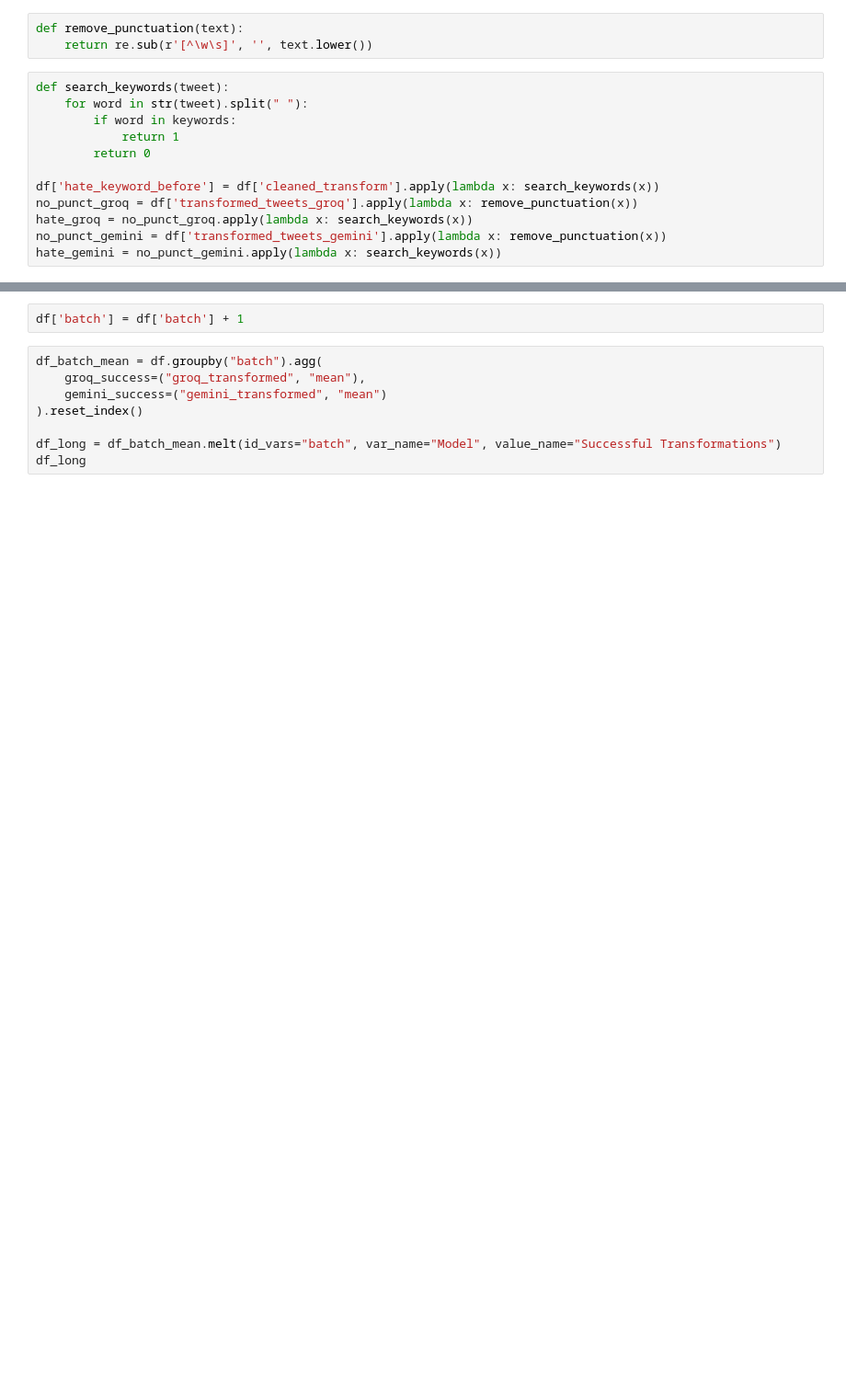
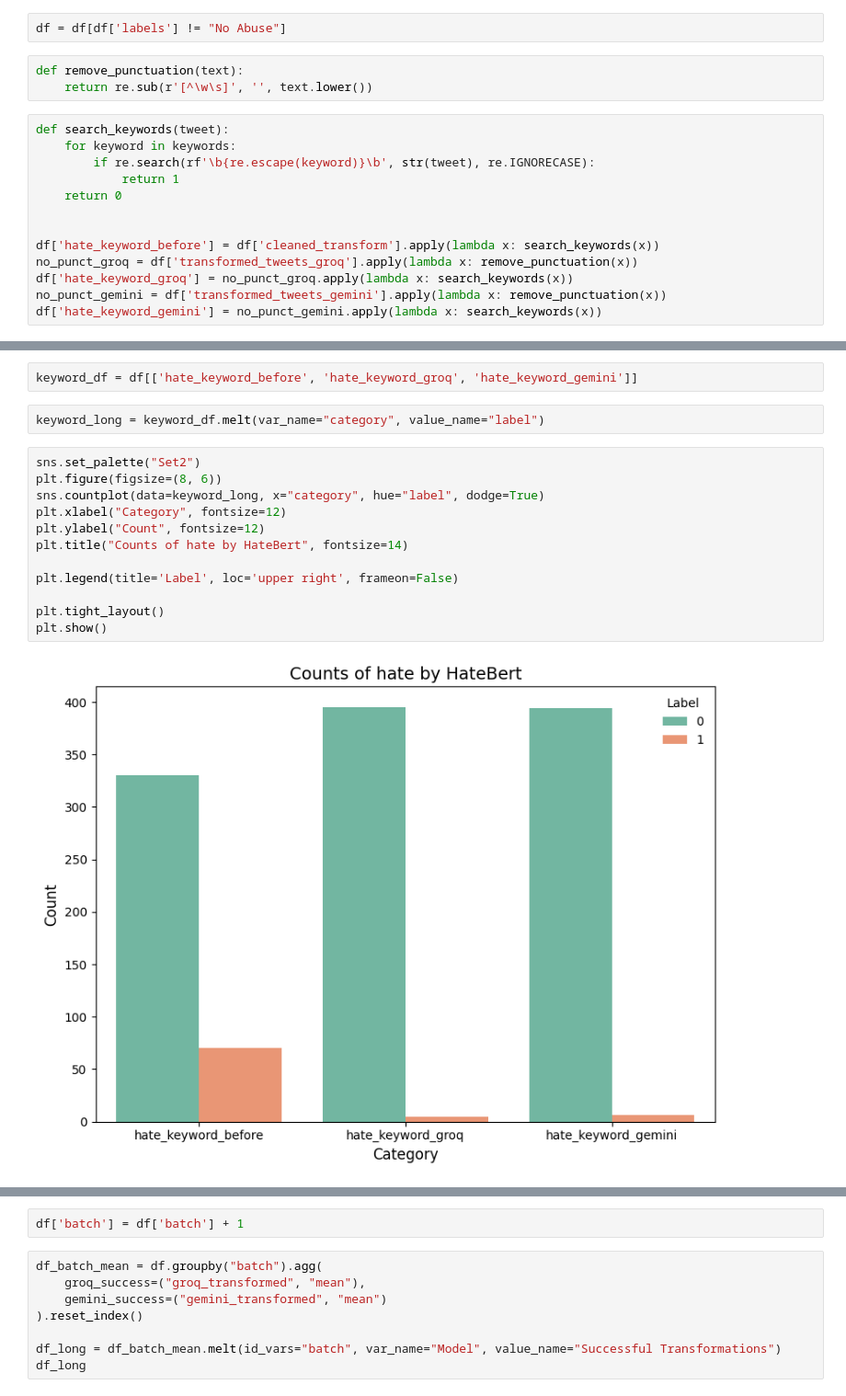
Before and after one commit to pinglainstitute/LLM-reviewtransformation, a Jupyter notebook: Notebooks/Twitter/twitter_transform.ipynb, the cells around one changed output, grey strips where cells are left out. Shown at 92% size. Drawn from its saved outputs; the diff is of its cells as text; blank space fills up the shorter version.

Commit message:
made graphs

```diff
--- a/Notebooks/Twitter/twitter_transform.ipynb
+++ b/Notebooks/Twitter/twitter_transform.ipynb
@@ -478,17 +462,20 @@ df
+# %%
+df = df[df['labels'] != "No Abuse"]
 # %%
 def remove_punctuation(text):
     return re.sub(r'[^\w\s]', '', text.lower())
 # %%
 def search_keywords(tweet):
-    for word in str(tweet).split(" "):
-        if word in keywords:
+    for keyword in keywords:
+        if re.search(rf'\b{re.escape(keyword)}\b', str(tweet), re.IGNORECASE):
             return 1
-        return 0
+    return 0
+
 
 df['hate_keyword_before'] = df['cleaned_transform'].apply(lambda x: search_keywords(x))
 no_punct_groq = df['transformed_tweets_groq'].apply(lambda x: remove_punctuation(x))
-hate_groq = no_punct_groq.apply(lambda x: search_keywords(x))
+df['hate_keyword_groq'] = no_punct_groq.apply(lambda x: search_keywords(x))
 no_punct_gemini = df['transformed_tweets_gemini'].apply(lambda x: remove_punctuation(x))
-hate_gemini = no_punct_gemini.apply(lambda x: search_keywords(x))
+df['hate_keyword_gemini'] = no_punct_gemini.apply(lambda x: search_keywords(x))
 # %%
 df['hate_keyword_before'].value_counts()
@@ -507,0 +501,18 @@ Name: count, dtype: int64
+# %%
+keyword_df = df[['hate_keyword_before', 'hate_keyword_groq', 'hate_keyword_gemini']]
+# %%
+keyword_long = keyword_df.melt(var_name="category", value_name="label")
+# %%
+sns.set_palette("Set2")
+plt.figure(figsize=(8, 6))
+sns.countplot(data=keyword_long, x="category", hue="label", dodge=True)
+plt.xlabel("Category", fontsize=12)
+plt.ylabel("Count", fontsize=12)
+plt.title("Counts of hate by HateBert", fontsize=14)
+
+plt.legend(title='Label', loc='upper right', frameon=False)
+
+plt.tight_layout()
+plt.show()
+# %% [output]
+[figure, added]
```
Also changed, not shown: parts of 12 cells of this notebook.
